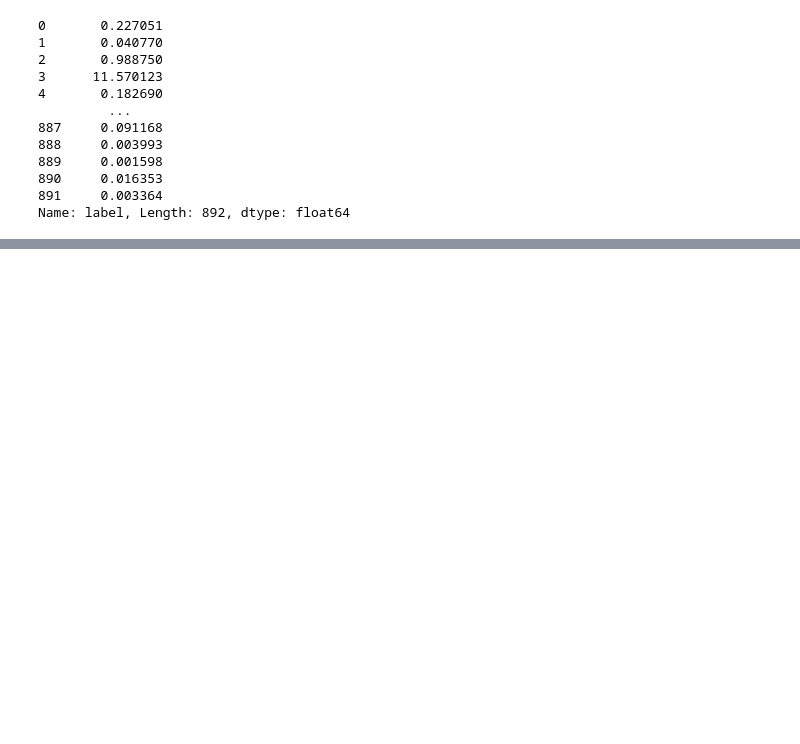
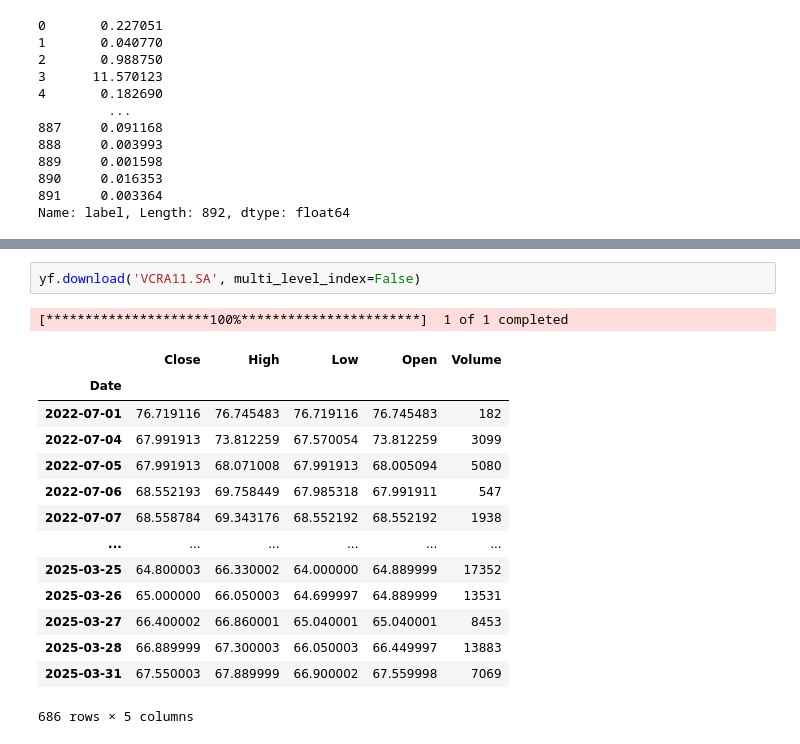
Before and after one commit to ErikMaia/tcc, a Jupyter notebook: src/analisys.ipynb, the cells around one changed output, grey strips where cells are left out. Cells and saved outputs as stored; diff of their text form; blank space fills up the shorter version.

```diff
--- a/src/analisys.ipynb
+++ b/src/analisys.ipynb
@@ -667,0 +705,18 @@ Name: label, Length: 892, dtype: float64
+# %%
+yf.download('VCRA11.SA', multi_level_index=False)
+# %% [output]
+[*********************100%***********************]  1 of 1 completed
+|  | Close | High | Low | Open | Volume |
+| Date |  |  |  |  |  |
+| 2022-07-01 | 76.719116 | 76.745483 | 76.719116 | 76.745483 | 182 |
+| 2022-07-04 | 67.991913 | 73.812259 | 67.570054 | 73.812259 | 3099 |
+| 2022-07-05 | 67.991913 | 68.071008 | 67.991913 | 68.005094 | 5080 |
+| 2022-07-06 | 68.552193 | 69.758449 | 67.985318 | 67.991911 | 547 |
+| 2022-07-07 | 68.558784 | 69.343176 | 68.552192 | 68.552192 | 1938 |
+| ... | ... | ... | ... | ... | ... |
+| 2025-03-25 | 64.800003 | 66.330002 | 64.000000 | 64.889999 | 17352 |
+| 2025-03-26 | 65.000000 | 66.050003 | 64.699997 | 64.889999 | 13531 |
+| 2025-03-27 | 66.400002 | 66.860001 | 65.040001 | 65.040001 | 8453 |
+| 2025-03-28 | 66.889999 | 67.300003 | 66.050003 | 66.449997 | 13883 |
+| 2025-03-31 | 67.550003 | 67.889999 | 66.900002 | 67.559998 | 7069 |
+686 rows × 5 columns
```
Also changed, not shown: parts of 4 cells of this notebook.
